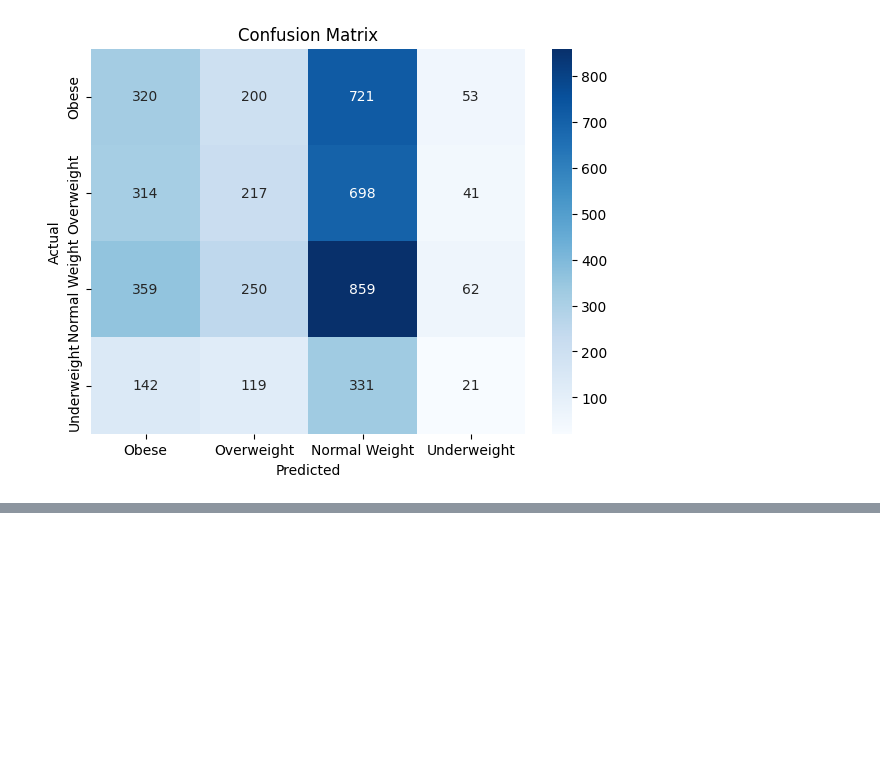
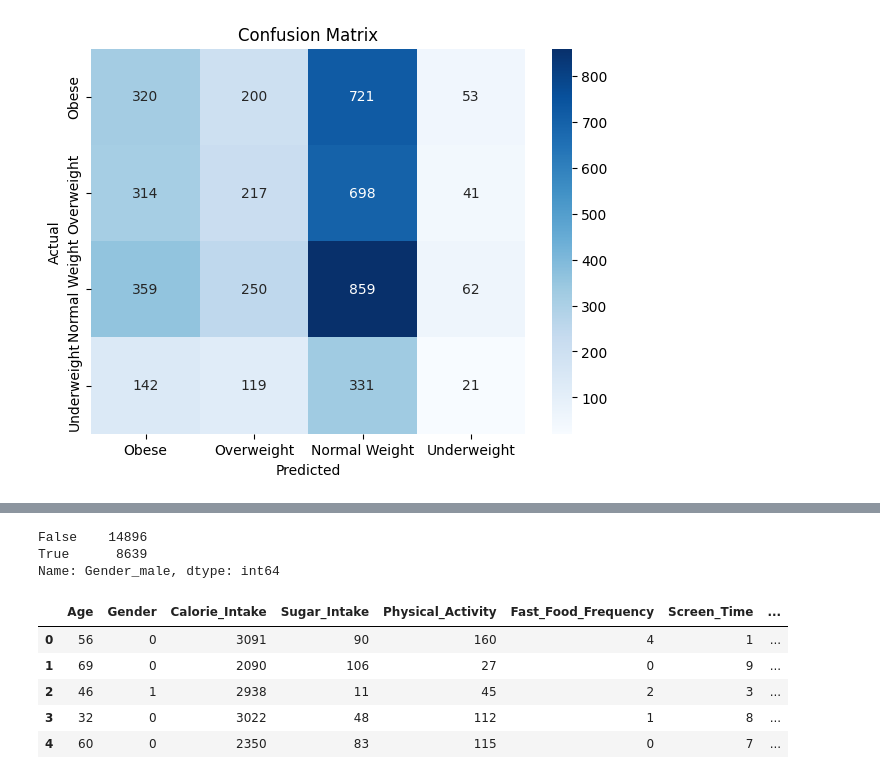
Before and after one commit to fengyankai/CHL5230-Datathon-1, a Jupyter notebook: Datathon__1.ipynb, the cells around one changed output, grey strips where cells are left out. Cells and saved outputs as stored; diff of their text form; code cells hidden in the pictures; blank space fills up the shorter version.

```diff
--- a/Datathon__1.ipynb
+++ b/Datathon__1.ipynb
@@ -454,0 +556,17 @@ plt.show()
+# %%
+# Add a Gender column with boolean values
+BMI_data['Gender_male'] = BMI_data['Gender'] == 1
+BMI_data.Gender_male.value_counts()
+# %% [output]
+False    14896
+True      8639
+Name: Gender_male, dtype: int64
+# %%
+BMI_data.head()
+# %% [output]
+|  | Age | Gender | Calorie_Intake | Sugar_Intake | Physical_Activity | Fast_Food_Frequency | Screen_Time | ... |
+| 0 | 56 | 0 | 3091 | 90 | 160 | 4 | 1 | ... |
+| 1 | 69 | 0 | 2090 | 106 | 27 | 0 | 9 | ... |
+| 2 | 46 | 1 | 2938 | 11 | 45 | 2 | 3 | ... |
+| 3 | 32 | 0 | 3022 | 48 | 112 | 1 | 8 | ... |
+| 4 | 60 | 0 | 2350 | 83 | 115 | 0 | 7 | ... |
```
Also changed, not shown: parts of 20 cells of this notebook.
